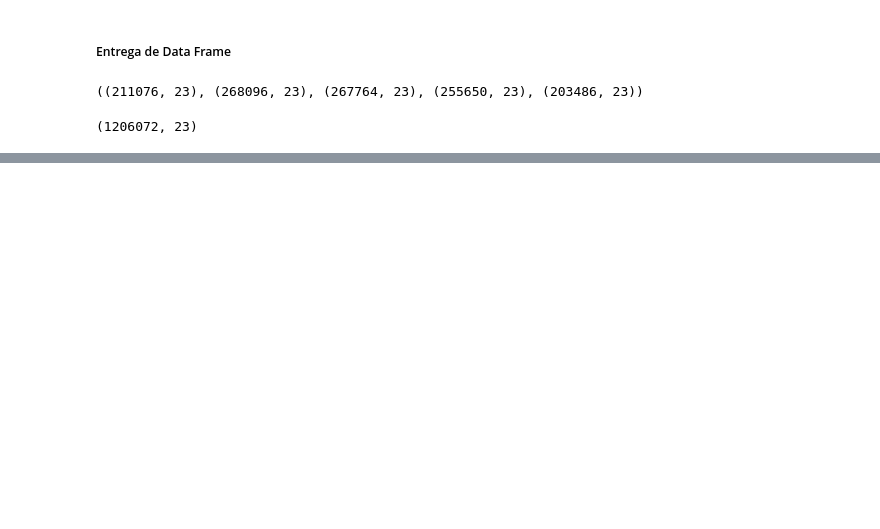
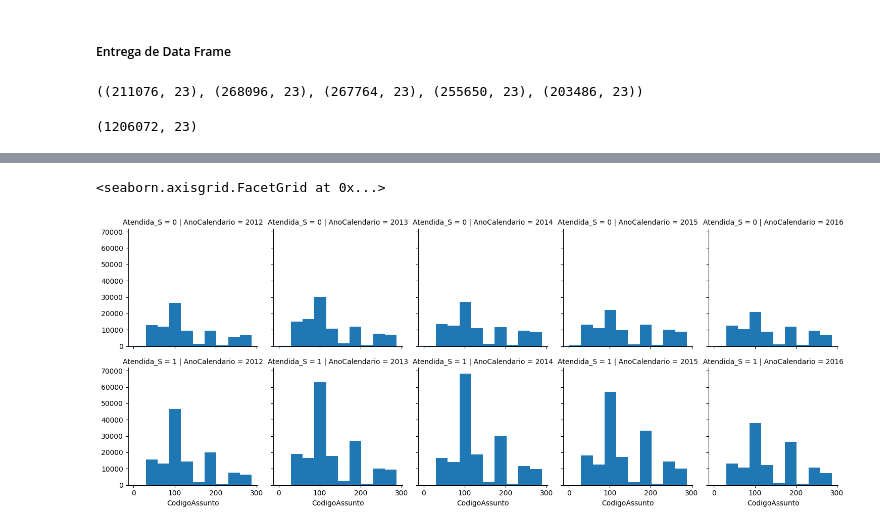
Before and after one commit to jeanthecreator/Analise-de-Dados2, a Jupyter notebook: Entrega.ipynb, the cells around one changed output, grey strips where cells are left out. Saved outputs shown, nothing was run; the diff lists cells and outputs as text; code cells hidden in the pictures; blank space fills up the shorter version.

```diff
--- a/Entrega.ipynb
+++ b/Entrega.ipynb
@@ -24,0 +105,6 @@ df_Main.to_csv('/home/jean/Documents/Analise-de-Dados/Analise-de-Dados/df/reclam
+# %%
+aten = sns.FacetGrid(df_analise2, col='AnoCalendario', row= 'Atendida_S')
+aten.map(plt.hist, 'CodigoAssunto', bins=10)
+# %% [output]
+<seaborn.axisgrid.FacetGrid at 0x...>
+[figure, added]
```
Also changed, not shown: parts of 24 cells of this notebook, 3 other files.
